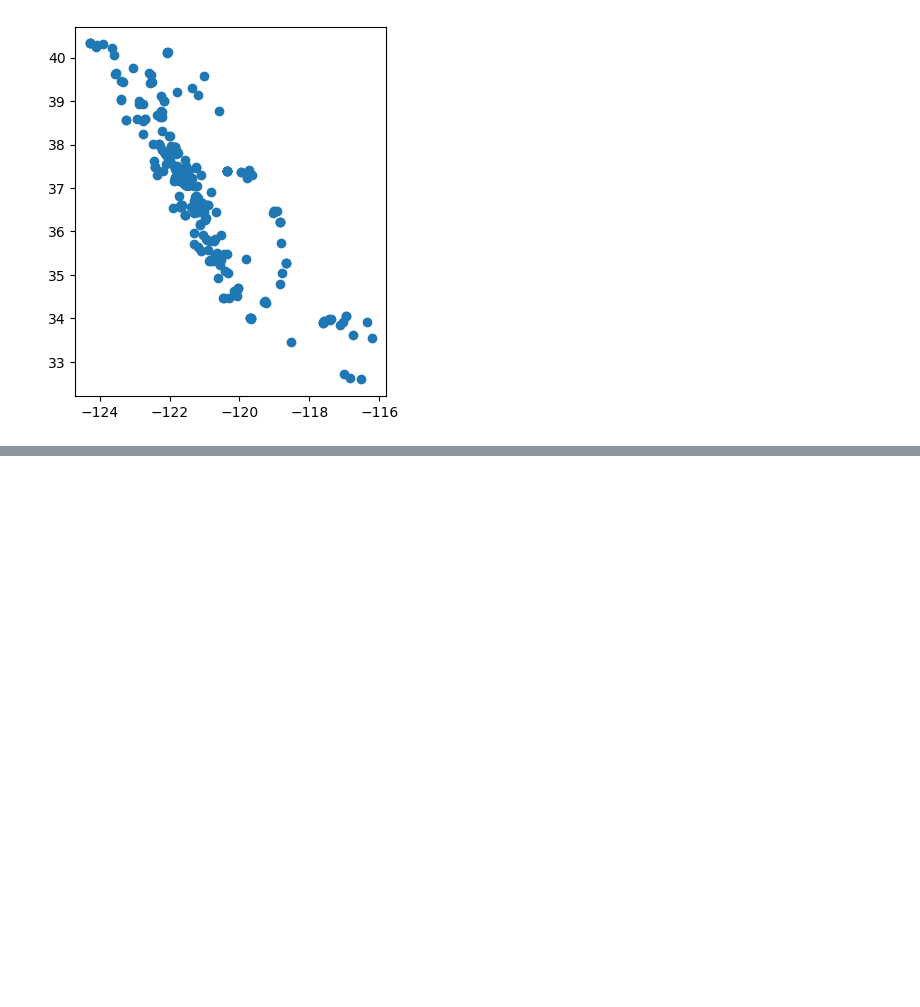
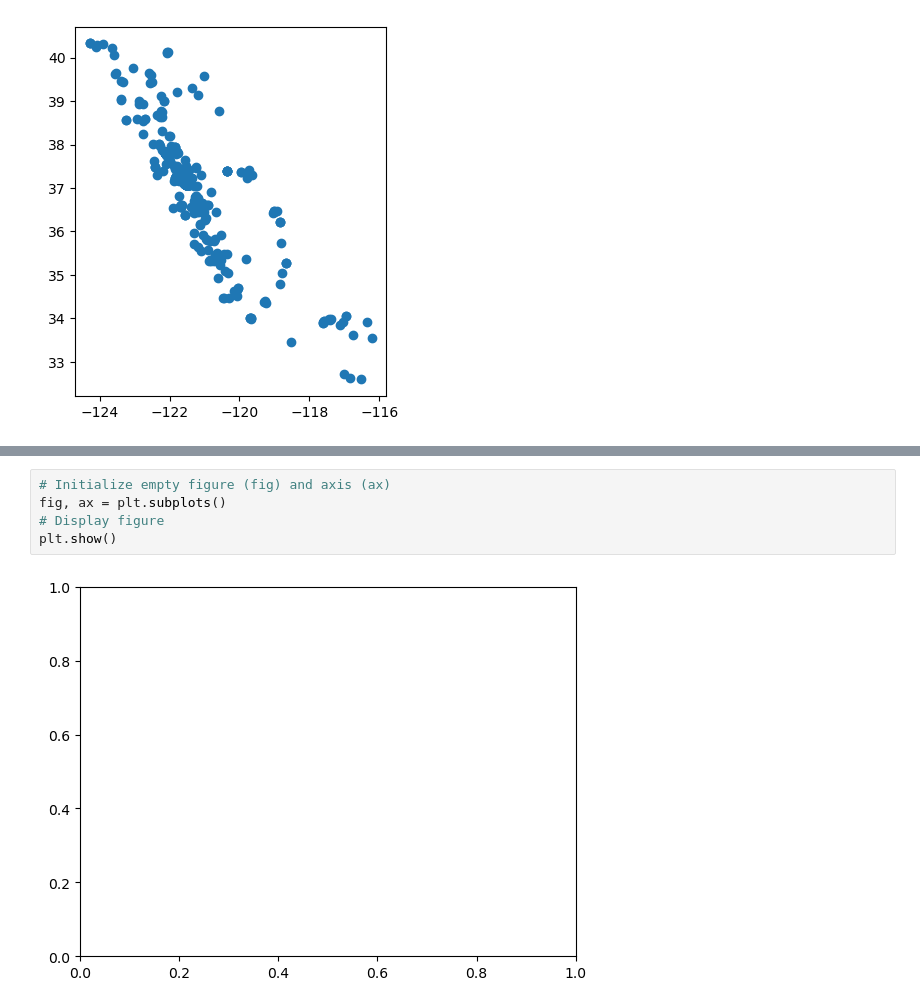
Before and after one commit to SRKads1998/eds220-2025-in-class, a Jupyter notebook: week4-geopandas.ipynb, the cells around one changed output, grey strips where cells are left out. Drawn from its saved outputs; the diff is of its cells as text; blank space fills up the shorter version.

```diff
--- a/week4-geopandas.ipynb
+++ b/week4-geopandas.ipynb
@@ -169,0 +187,7 @@ pigs_recent.plot()
+# %%
+# Initialize empty figure (fig) and axis (ax)
+fig, ax = plt.subplots()
+# Display figure
+plt.show()
+# %% [output]
+[figure, added]
```
Also changed, not shown: parts of 6 cells of this notebook.
